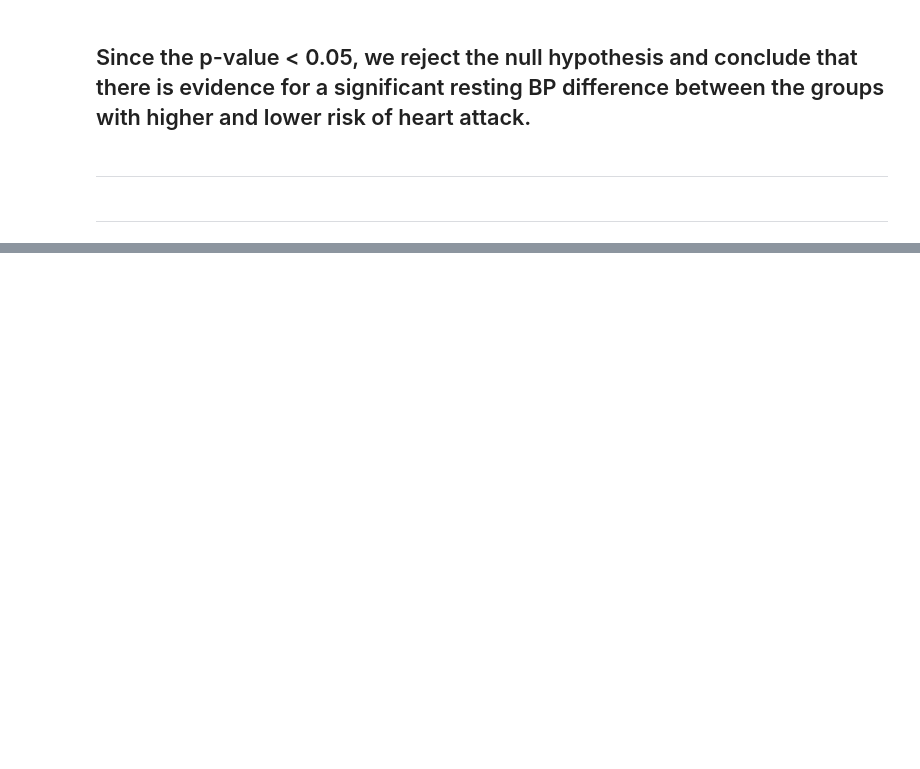
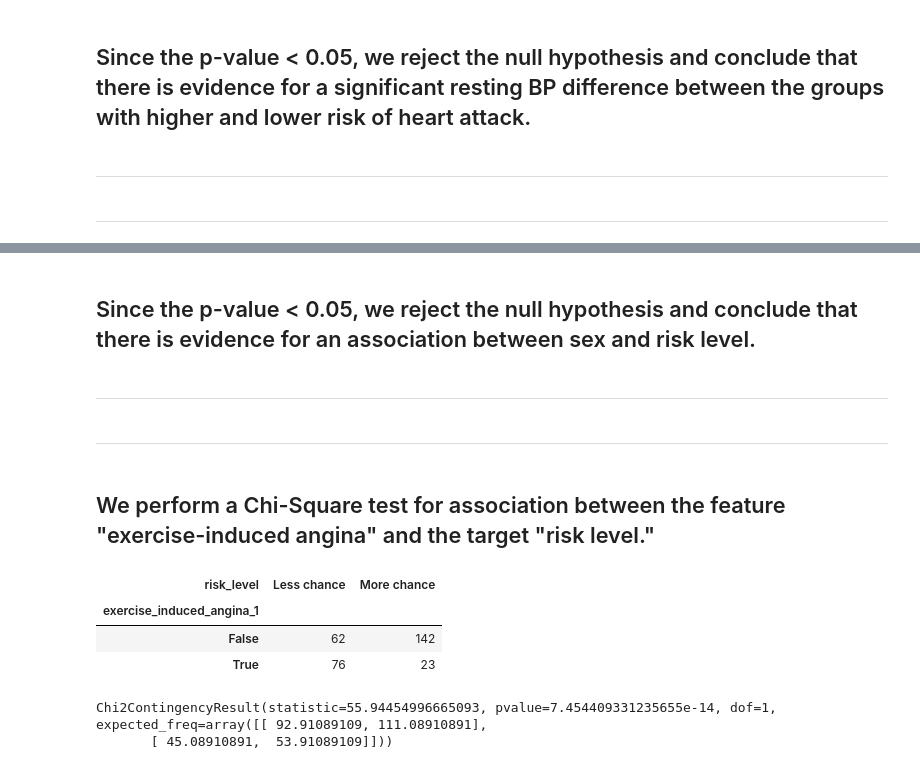
Before and after one commit to markcoty/Heart-Attack-Prediction-Model, a Jupyter notebook: 1 - Heart Project EDA-v5.ipynb, the cells around one changed output, grey strips where cells are left out. Drawn from its saved outputs; the diff is of its cells as text; code cells hidden in the pictures; blank space fills up the shorter version.

```diff
--- a/1 - Heart Project EDA-v5.ipynb
+++ b/1 - Heart Project EDA-v5.ipynb
@@ -1343,0 +1359,21 @@ chi2_contingency(observed)
+# %% [markdown]
+## Since the p-value < 0.05, we reject the null hypothesis and conclude that there is evidence for an association between sex and risk level.
+# %% [markdown]
+--------------------------------------------------------------------------------------------------------------------------------
+# %% [markdown]
+--------------------------------------------------------------------------------------------------------------------------------
+# %% [markdown]
+## We perform a Chi-Square test for association between the feature "exercise-induced angina" and the target "risk level."
+# %%
+crosstab = pd.crosstab(df["exercise_induced_angina_1"], df["risk_level"])
+crosstab
+# %% [output]
+| risk_level | Less chance | More chance |
+| exercise_induced_angina_1 |  |  |
+| False | 62 | 142 |
+| True | 76 | 23 |
+# %%
+stats.chi2_contingency(crosstab)
+# %% [output]
+Chi2ContingencyResult(statistic=55.94454996665093, pvalue=7.454409331235655e-14, dof=1, expected_freq=array([[ 92.91089109, 111.08910891],
+       [ 45.08910891,  53.91089109]]))
```
Also changed, not shown: parts of 12 cells of this notebook.
